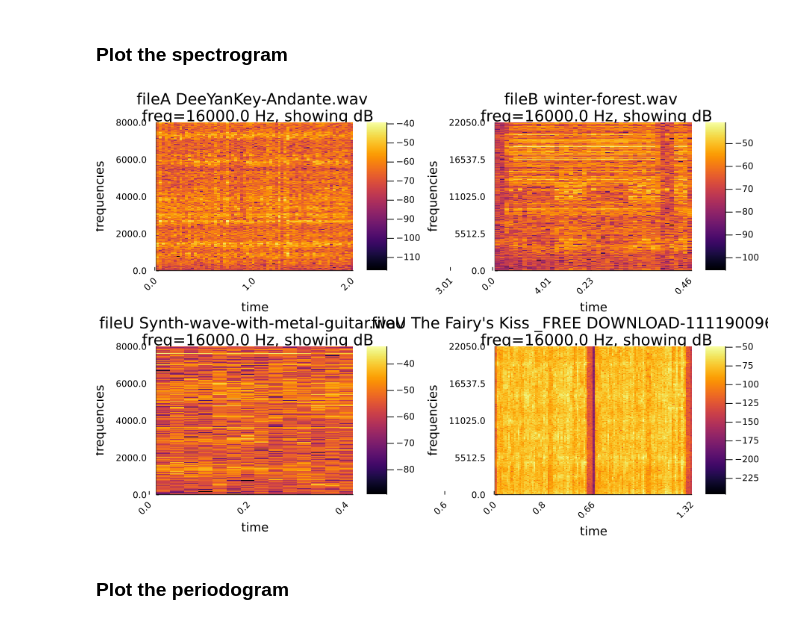
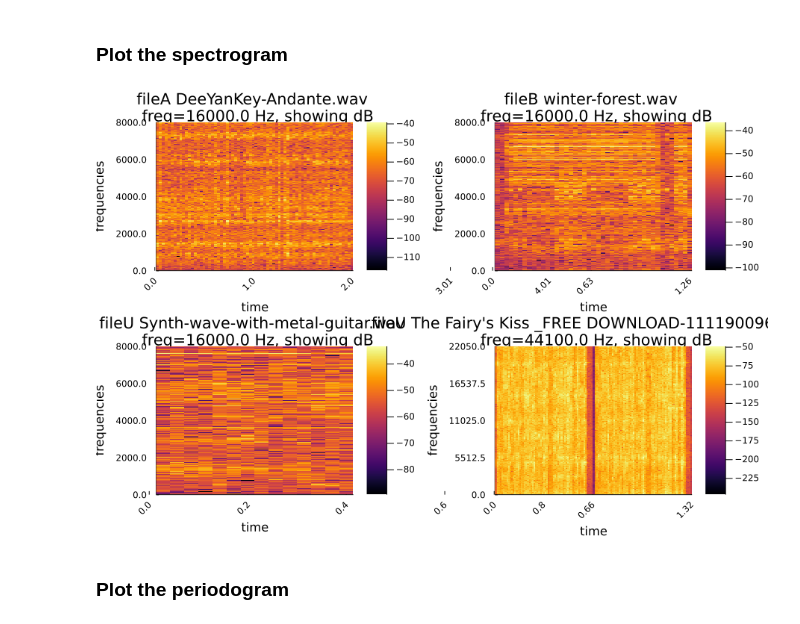
Before and after one commit to YuanEldaif/STA7722, a Jupyter notebook: STA7722 Assignment2.ipynb, the cells around one changed output. Drawn from its saved outputs; the diff is of its cells as text; code cells hidden in the pictures.

```diff
--- a/STA7722 Assignment2.ipynb
+++ b/STA7722 Assignment2.ipynb
@@ -99,7 +98,7 @@ smooth = 50
 spgrmA1 = DSP.Periodograms.spectrogram(A_signals[1][1:sampleInterval:end],
        resolutionWin, smooth, fs=Fs_A[1], window=DSP.Windows.hamming)
 spgrmB1 = DSP.Periodograms.spectrogram(B_signals[6][1:sampleInterval:end],
-       resolutionWin, smooth, fs=Fs_B[1], window=DSP.Windows.hamming)
+       resolutionWin, smooth, fs=Fs_B[6], window=DSP.Windows.hamming)
 spgrmU1 = DSP.Periodograms.spectrogram(U_signals[1][1:sampleInterval:end],
        resolutionWin, smooth, fs=Fs_U[1], window=DSP.Windows.hamming)
 spgrmU2 = DSP.Periodograms.spectrogram(U_signals[2][1:sampleInterval:end],
@@ -115,35 +114,35 @@ hmapA1 = heatmap( pow2db.(spgrmA1.power),xlabel="time",xrotation=45,
      xticks=( round.(range(0,stop=2*length(spgrmA1.time),length=5),digits=2),
              string.(round.(range(0,stop=maximum(spgrmA1.time),length=5),digits=2)))  ,legend=true,
      title="fileA $(fileWAV_A[1]) \n freq=$(Fs_A[1]) Hz, showing dB")
 hmapB1 = heatmap( pow2db.(spgrmB1.power),xlabel="time",xrotation=45,
               yticks=(range(0,stop=spgrmB1.freq.n,length=5),
                   string.(range(0,stop=maximum(Int.(round.(spgrmB1.freq))),length=5)))   ,ylabel="frequencies",
      xticks=( round.(range(0,stop=2*length(spgrmB1.time),length=5),digits=2),
              string.(round.(range(0,stop=maximum(spgrmB1.time),length=5),digits=2)))  ,legend=true,
      title="fileB $(fileWAV_B[6]) \n freq=$(Fs_B[6]) Hz, showing dB")
 hmapU1 = heatmap( pow2db.(spgrmU1.power),xlabel="time",xrotation=45,
               yticks=(range(0,stop=spgrmU1.freq.n,length=5),
                   string.(range(0,stop=maximum(Int.(round.(spgrmU1.freq))),length=5)))   ,ylabel="frequencies",
      xticks=( round.(range(0,stop=2*length(spgrmU1.time),length=5),digits=2),
              string.(round.(range(0,stop=maximum(spgrmU1.time),length=5),digits=2)))  ,legend=true,
      title="fileU $(fileWAV_U[1]) \n freq=$(Fs_U[1]) Hz, showing dB")
 hmapU2 = heatmap( pow2db.(spgrmU2.power),xlabel="time",xrotation=45,
               yticks=(range(0,stop=spgrmU2.freq.n,length=5),
                   string.(range(0,stop=maximum(Int.(round.(spgrmU2.freq))),length=5)))   ,ylabel="frequencies",
      xticks=( round.(range(0,stop=2*length(spgrmU2.time),length=5),digits=2),
              string.(round.(range(0,stop=maximum(spgrmU2.time),length=5),digits=2)))  ,legend=true,
-     title="fileU $(fileWAV_U[2]) \n freq=$(Fs_U[1]) Hz, showing dB")
+     title="fileU $(fileWAV_U[2]) \n freq=$(Fs_U[2]) Hz, showing dB")
 
 
 pA1 = plot(hmapA1);pB1= plot(hmapB1);pU1= plot(hmapU1);pU2= plot(hmapU2)
 
 p1 = plot(pA1,pB1,pU1,pU2,layout=grid(2,2),size=(900,600))
 
 
 savefig(p1,"figs/fig1Spectrogram.png")
 display("image/png", p1) #p1
 # %% [output]
-[figure, old version]
+[figure, new version]
 # %% [markdown]
 ### Plot the periodogram
 # %%
```
Also changed, not shown: parts of 47 cells of this notebook.
